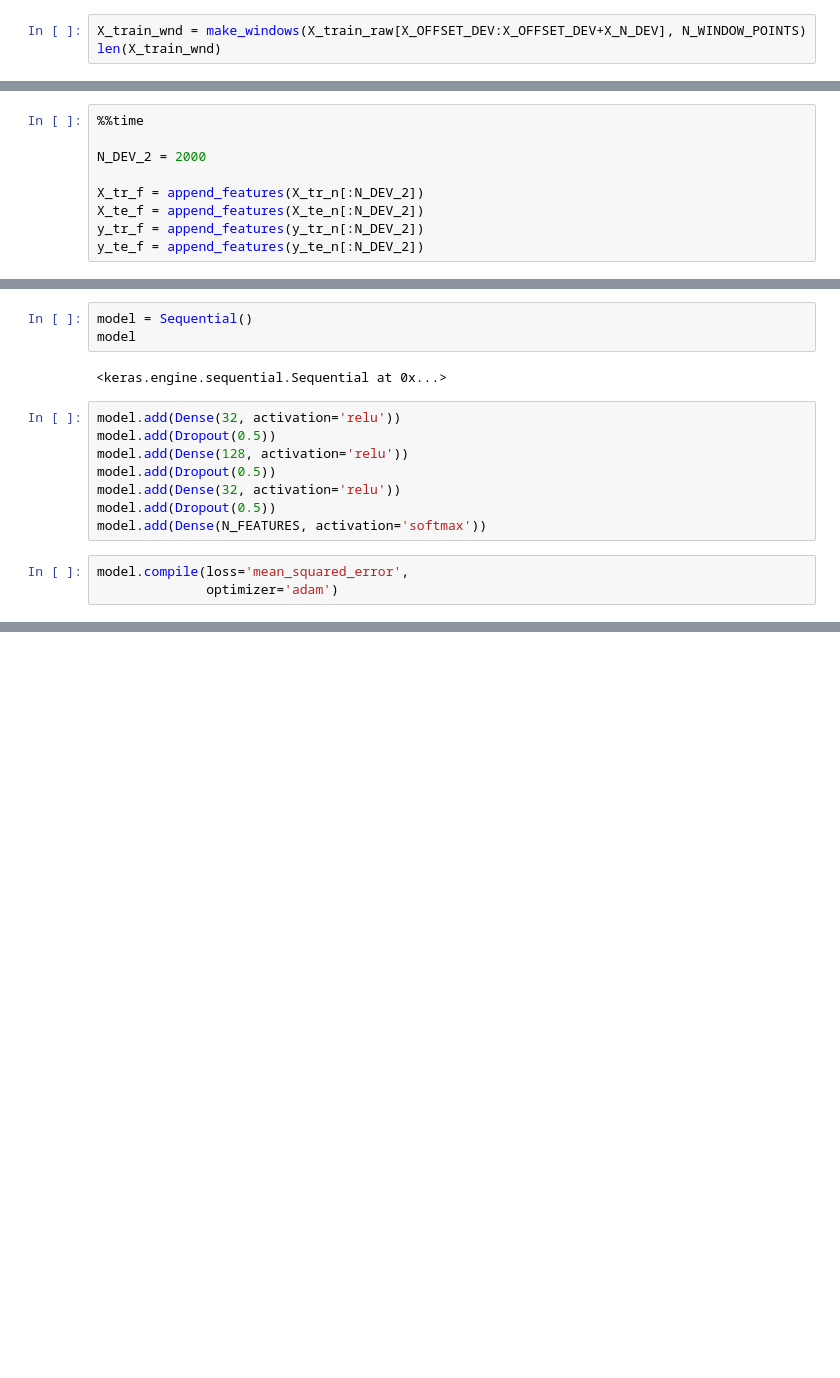
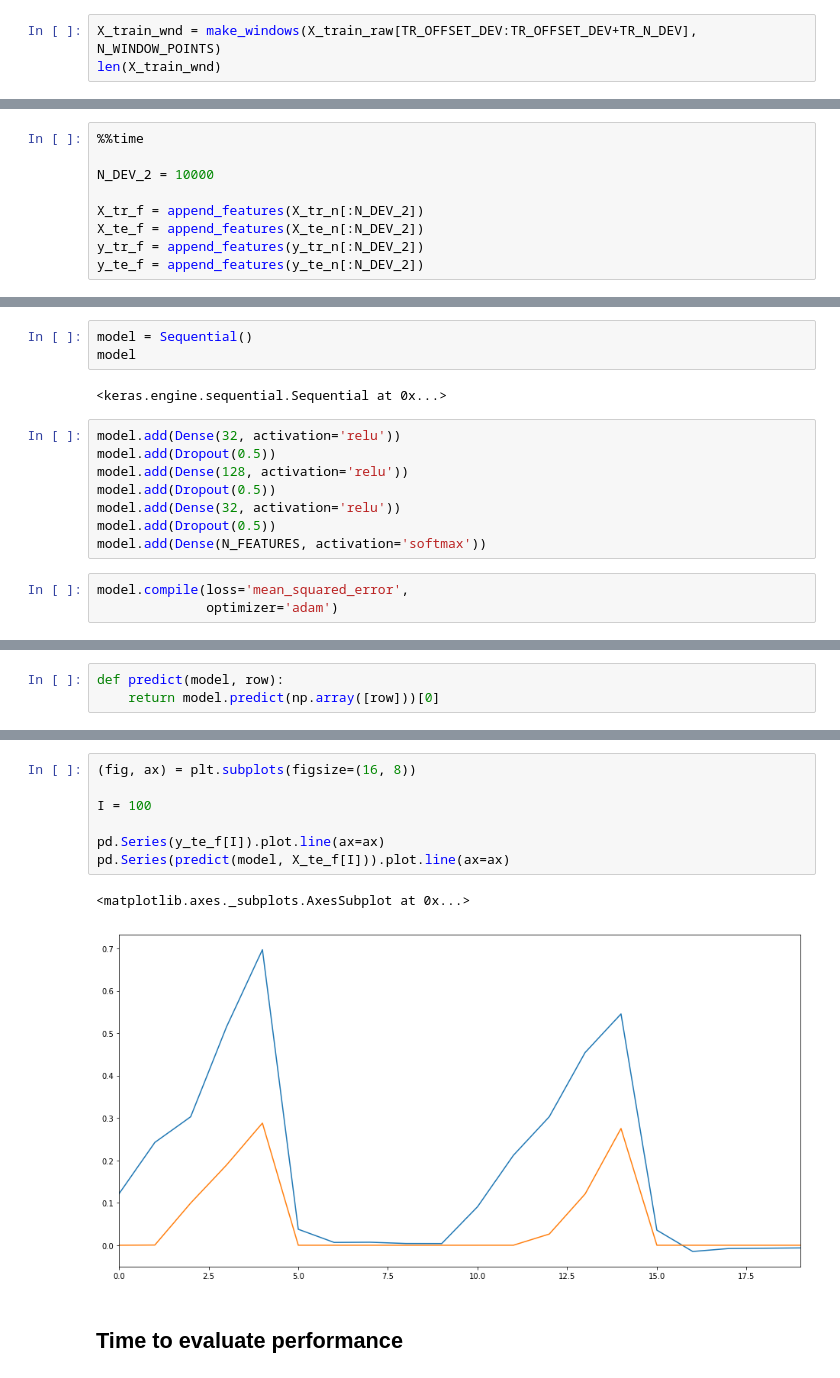
Before and after one commit to naissur/lextac-amp-modelling, a Jupyter notebook: mvp.ipynb, the cells around one changed output, grey strips where cells are left out. Saved outputs shown, nothing was run; the diff lists cells and outputs as text; blank space fills up the shorter version.

Commit message:
Showing how model predicts individual samples

```diff
--- a/mvp.ipynb
+++ b/mvp.ipynb
@@ -122,7 +122,7 @@ def make_windows(df, n_window_points):
 
     return windows
 # %%
-X_train_wnd = make_windows(X_train_raw[X_OFFSET_DEV:X_OFFSET_DEV+X_N_DEV], N_WINDOW_POINTS)
+X_train_wnd = make_windows(X_train_raw[TR_OFFSET_DEV:TR_OFFSET_DEV+TR_N_DEV], N_WINDOW_POINTS)
 len(X_train_wnd)
 # %% [output]
 44036
@@ -483,7 +482,7 @@ def append_features(X):
 # %%
 %%time
 
-N_DEV_2 = 2000
+N_DEV_2 = 10000
 
 X_tr_f = append_features(X_tr_n[:N_DEV_2])
 X_te_f = append_features(X_te_n[:N_DEV_2])
@@ -579,0 +594,3 @@ score
+# %%
+def predict(model, row):
+    return model.predict(np.array([row]))[0]
@@ -579,0 +606,12 @@ score
+# %%
+(fig, ax) = plt.subplots(figsize=(16, 8))
+
+I = 100
+
+pd.Series(y_te_f[I]).plot.line(ax=ax)
+pd.Series(predict(model, X_te_f[I])).plot.line(ax=ax)
+# %% [output]
+<matplotlib.axes._subplots.AxesSubplot at 0x...>
+[figure, added]
+# %% [markdown]
+## Time to evaluate performance
```
Also changed, not shown: parts of 24 cells of this notebook.
